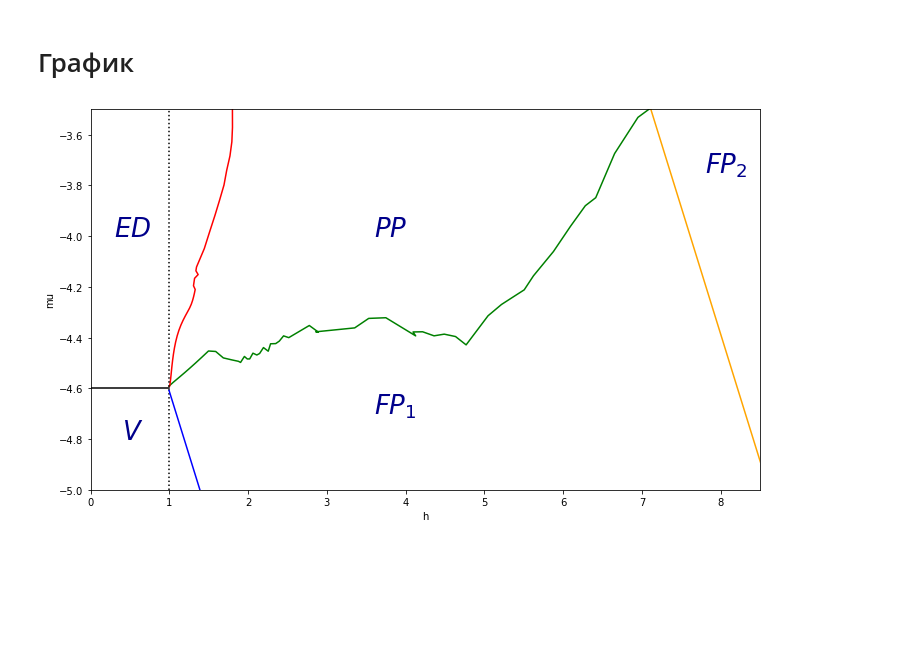
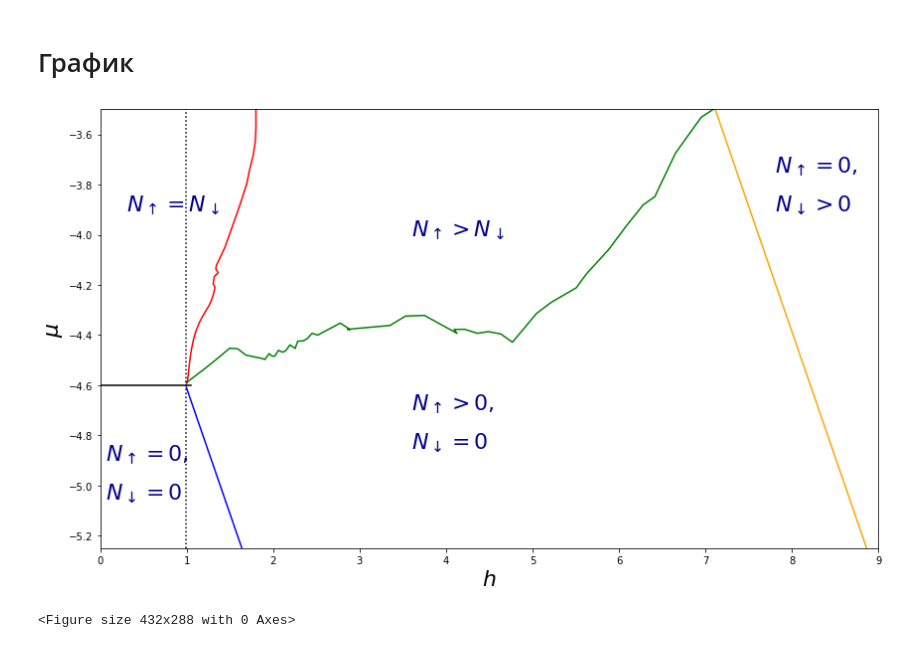
Before and after one commit to mindelly/diagrams2, a Jupyter notebook: W = 4/W = 4.ipynb, the cells around one changed output. Drawn from its saved outputs; the diff is of its cells as text; code cells hidden in the pictures; blank space fills up the shorter version.

```diff
--- a/W = 4/W = 4.ipynb
+++ b/W = 4/W = 4.ipynb
@@ -47,19 +47,25 @@ h3 = np.arange(6.5, 10, 0.1)
 # %%
 plt.figure(figsize=(12, 7))
 plt.plot(h1, mu1, '-', color='green')
 plt.plot(h_, mu_, '-', color='red')
 plt.axhline(y=(e11/2), color='black', xmax = h1[0]/8.5)
 plt.axvline(x=h1[0], linestyle=':', color='black')
 plt.plot(h, mu(h), '-', color = 'blue')
 plt.plot(h3, mu3(h3), '-', color = 'orange')
-plt.axis([0, 8.5, -5, -3.5])
-plt.text(0.3, -4.0, '$ED$', fontsize=26, color='darkblue')
-plt.text(0.4, -4.8, '$V$', fontsize=26, color='darkblue')
-plt.text(3.6, -4.0, '$PP$', fontsize=26, color='darkblue')
-plt.text(3.6, -4.7, '$FP_1$', fontsize=26, color='darkblue')
-plt.text(7.8, -3.75, '$FP_2$', fontsize=26, color='darkblue')
-plt.xlabel('h')
-plt.ylabel('mu')
+plt.axis([0, 9, -5.25, -3.5])
+plt.text(0.3, -3.9, r'$N_\uparrow=N_\downarrow$', fontsize=22, color='darkblue')
+plt.text(0.06, -4.9, r'$N_\uparrow=0,$', fontsize=22, color='darkblue')
+plt.text(0.06, -5.05, r'$N_\downarrow=0$', fontsize=22, color='darkblue')
+plt.text(3.6, -4.0, r'$N_\uparrow > N_\downarrow$', fontsize=22, color='darkblue')
+plt.text(3.6, -4.7, r'$N_\uparrow > 0 ,$', fontsize=22, color='darkblue')
+plt.text(3.6, -4.85, r'$N_\downarrow = 0$', fontsize=22, color='darkblue')
+plt.text(7.8, -3.75, r'$N_\uparrow = 0 ,$', fontsize=22, color='darkblue')
+plt.text(7.8, -3.9, r'$N_\downarrow > 0$', fontsize=22, color='darkblue')
+plt.xlabel('$h$', fontsize=22)
+plt.ylabel(r'$\mu$', fontsize=22)
+plt.tight_layout()
 plt.show()
+plt.savefig('W4.png')
 # %% [output]
-[figure, old version]
+[figure, new version]
+<Figure size 432x288 with 0 Axes>
```
Also changed, not shown: 4 other files.
